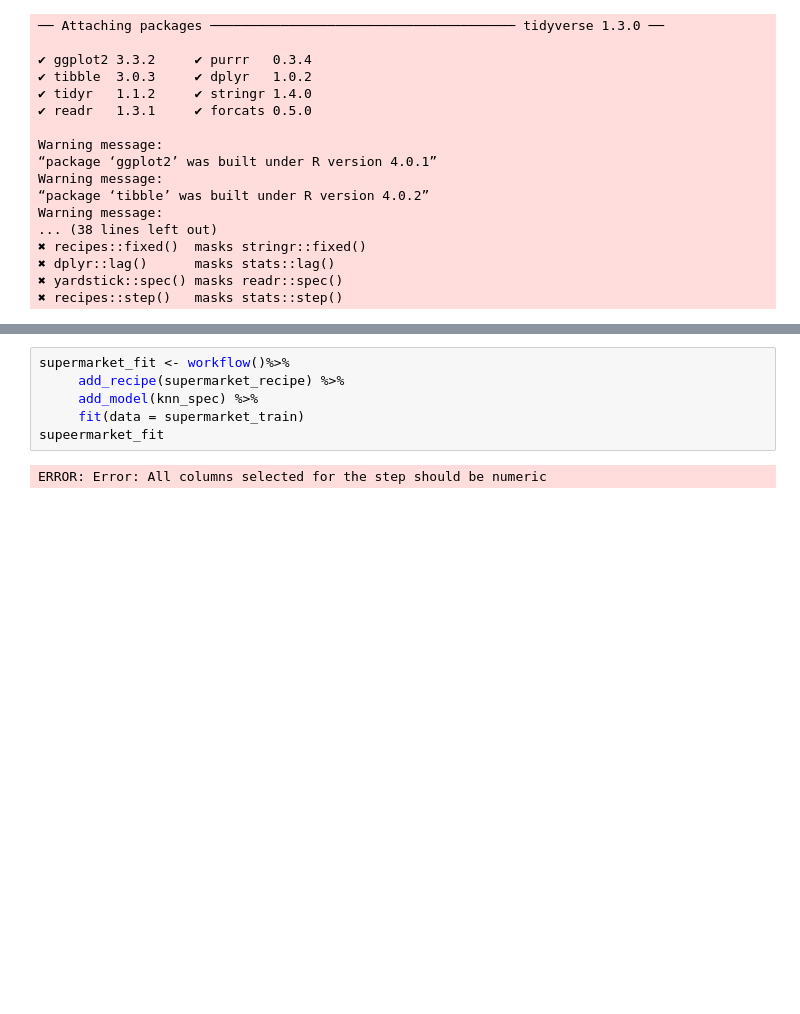
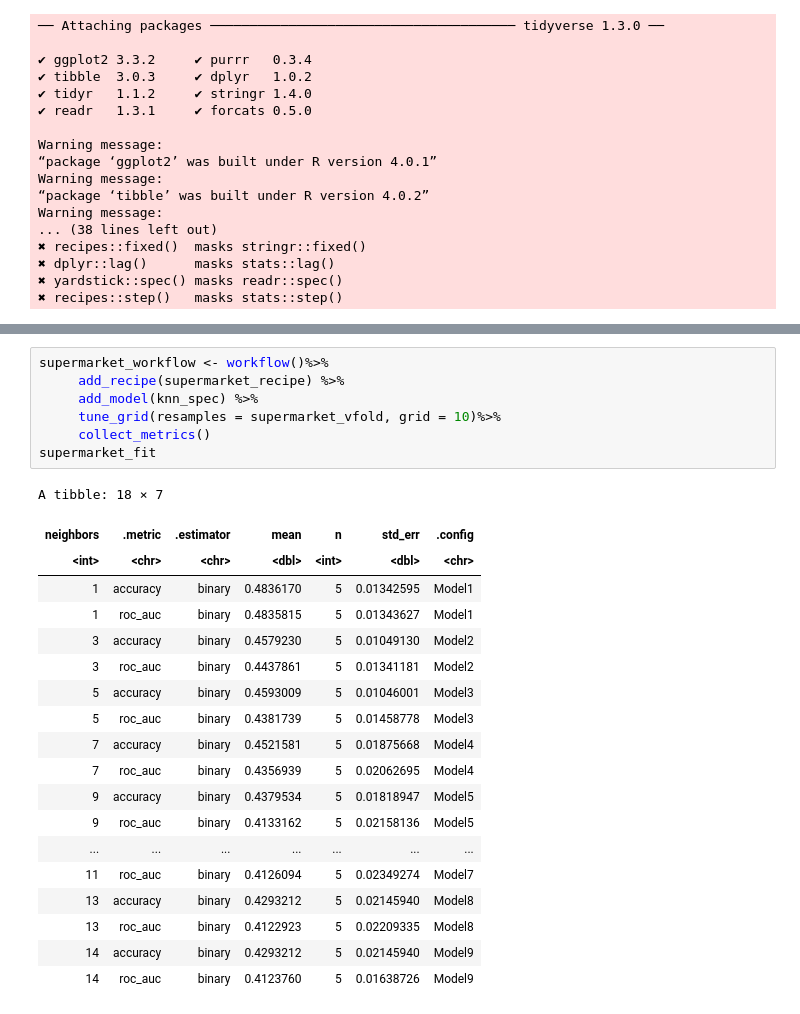
Before and after one commit to rajdhillon27/DSCI-classification-, a Jupyter notebook: Project.ipynb, the cells around one changed output, grey strips where cells are left out. Saved outputs shown, nothing was run; the diff lists cells and outputs as text; blank space fills up the shorter version.

```diff
--- a/Project.ipynb
+++ b/Project.ipynb
@@ -72,8 +113,27 @@ knn_spec<-nearest_neighbor(weight_func = 'rectangular', neighbors = tune()) %>%
-# %%
-supermarket_fit <- workflow()%>%
-     add_recipe(supermarket_recipe) %>%
-     add_model(knn_spec) %>%
-     fit(data = supermarket_train)
-supeermarket_fit
-# %% [output]
-ERROR: Error: All columns selected for the step should be numeric
+# %%
+supermarket_workflow <- workflow()%>%
+     add_recipe(supermarket_recipe) %>%
+     add_model(knn_spec) %>%
+     tune_grid(resamples = supermarket_vfold, grid = 10)%>%
+     collect_metrics()
+supermarket_fit
+# %% [output]
+A tibble: 18 × 7
+| neighbors | .metric | .estimator | mean | n | std_err | .config |
+| <int> | <chr> | <chr> | <dbl> | <int> | <dbl> | <chr> |
+| 1 | accuracy | binary | 0.4836170 | 5 | 0.01342595 | Model1 |
+| 1 | roc_auc | binary | 0.4835815 | 5 | 0.01343627 | Model1 |
+| 3 | accuracy | binary | 0.4579230 | 5 | 0.01049130 | Model2 |
+| 3 | roc_auc | binary | 0.4437861 | 5 | 0.01341181 | Model2 |
+| 5 | accuracy | binary | 0.4593009 | 5 | 0.01046001 | Model3 |
+| 5 | roc_auc | binary | 0.4381739 | 5 | 0.01458778 | Model3 |
+| 7 | accuracy | binary | 0.4521581 | 5 | 0.01875668 | Model4 |
+| 7 | roc_auc | binary | 0.4356939 | 5 | 0.02062695 | Model4 |
+| 9 | accuracy | binary | 0.4379534 | 5 | 0.01818947 | Model5 |
+| 9 | roc_auc | binary | 0.4133162 | 5 | 0.02158136 | Model5 |
+| ... | ... | ... | ... | ... | ... | ... |
+| 11 | roc_auc | binary | 0.4126094 | 5 | 0.02349274 | Model7 |
+| 13 | accuracy | binary | 0.4293212 | 5 | 0.02145940 | Model8 |
+| 13 | roc_auc | binary | 0.4122923 | 5 | 0.02209335 | Model8 |
+| 14 | accuracy | binary | 0.4293212 | 5 | 0.02145940 | Model9 |
+| 14 | roc_auc | binary | 0.4123760 | 5 | 0.01638726 | Model9 |
```
Also changed, not shown: parts of 6 cells of this notebook.
